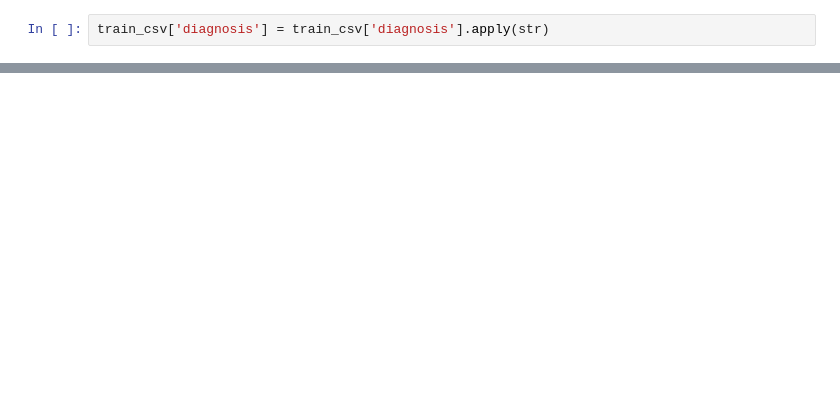
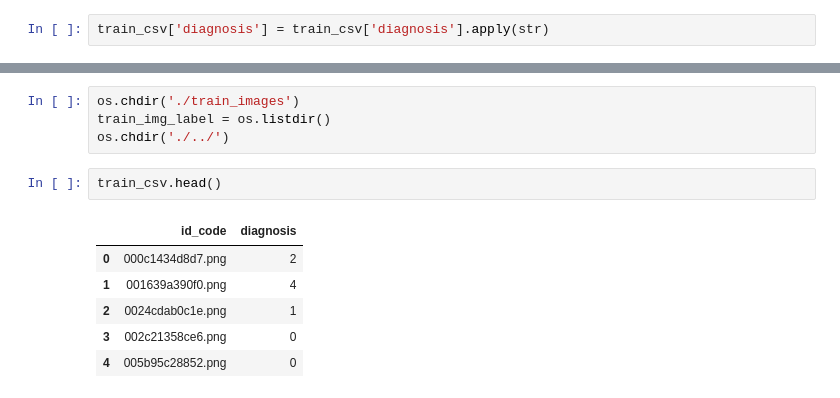
Before and after one commit to mhdSharuk/Kaggle-Diabetic-Retinopathy-Detection, a Jupyter notebook: Diabetic_Retinopathy.ipynb, the cells around one changed output, grey strips where cells are left out. Drawn from its saved outputs; the diff is of its cells as text; blank space fills up the shorter version.

```diff
--- a/Diabetic_Retinopathy.ipynb
+++ b/Diabetic_Retinopathy.ipynb
@@ -339,0 +127,13 @@ submit(predicted_class_indices)
+# %%
+os.chdir('./train_images')
+train_img_label = os.listdir()
+os.chdir('./../')
+# %%
+train_csv.head()
+# %% [output]
+|  | id_code | diagnosis |
+| 0 | 000c1434d8d7.png | 2 |
+| 1 | 001639a390f0.png | 4 |
+| 2 | 0024cdab0c1e.png | 1 |
+| 3 | 002c21358ce6.png | 0 |
+| 4 | 005b95c28852.png | 0 |
```
Also changed, not shown: parts of 66 cells of this notebook.
